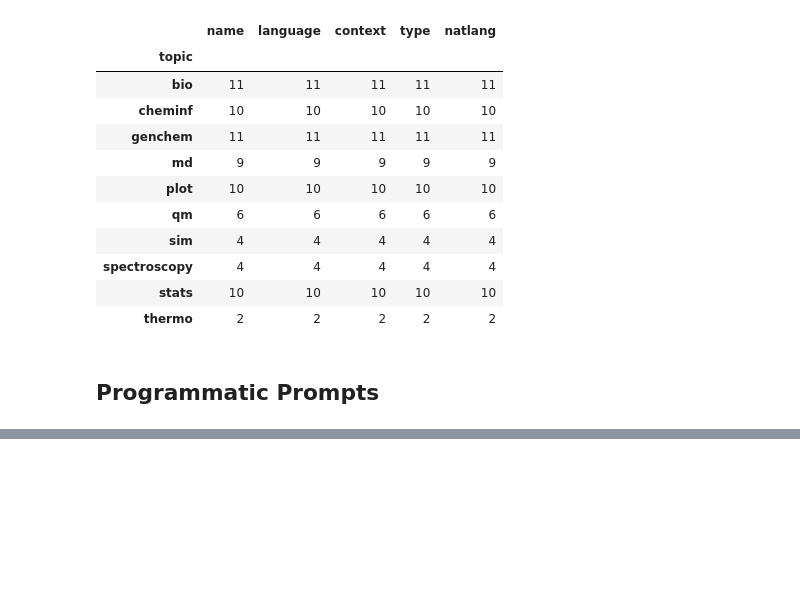
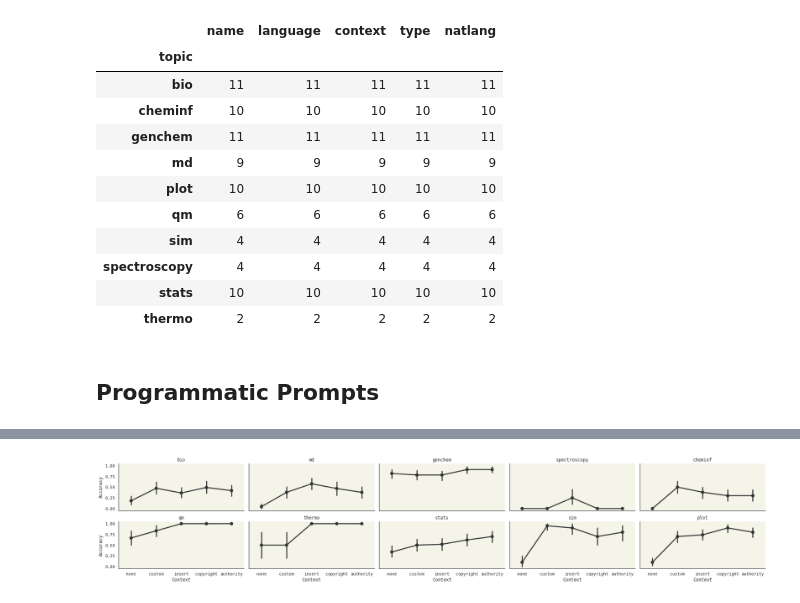
Before and after one commit to ur-whitelab/nlcc-data, a Jupyter notebook: paper/Prompts.ipynb, the cells around one changed output, grey strips where cells are left out. Drawn from its saved outputs; the diff is of its cells as text; code cells hidden in the pictures; blank space fills up the shorter version.

```diff
--- a/paper/Prompts.ipynb
+++ b/paper/Prompts.ipynb
@@ -163,9 +170,11 @@ g.savefig('accuracy.pdf')
 # %%
 plt.figure(figsize=(4,4), dpi=90)
-g = sns.FacetGrid(merged, col='topic', col_wrap=5, height=2)
+g = sns.FacetGrid(merged[merged.temperature == 0.05], col='topic',  col_wrap=5, height=2.5, aspect=2)
 g.map(sns.pointplot, 'used_context', 'result', dodge=True, color='#333')
 g.set_axis_labels('Context', 'Accuracy')
 g.set_titles('{col_name}')
 g.savefig('marginal_accuracy.pdf')
+# %% [output]
+[figure, added]
 # %%
 print(df.groupby('topic').count().iloc[:,0].to_latex())
```
Also changed, not shown: parts of 5 cells of this notebook, 4 other files.
